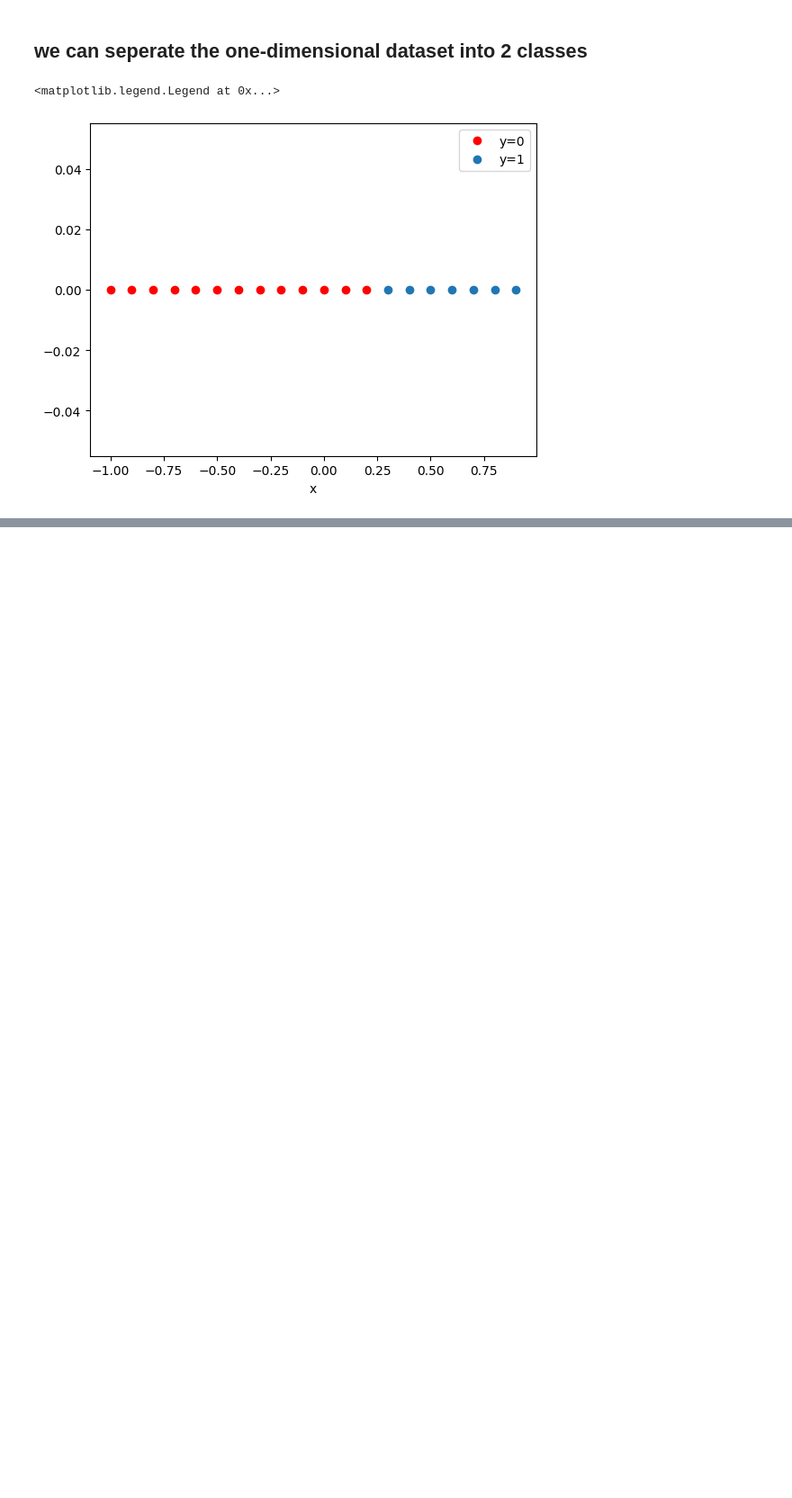
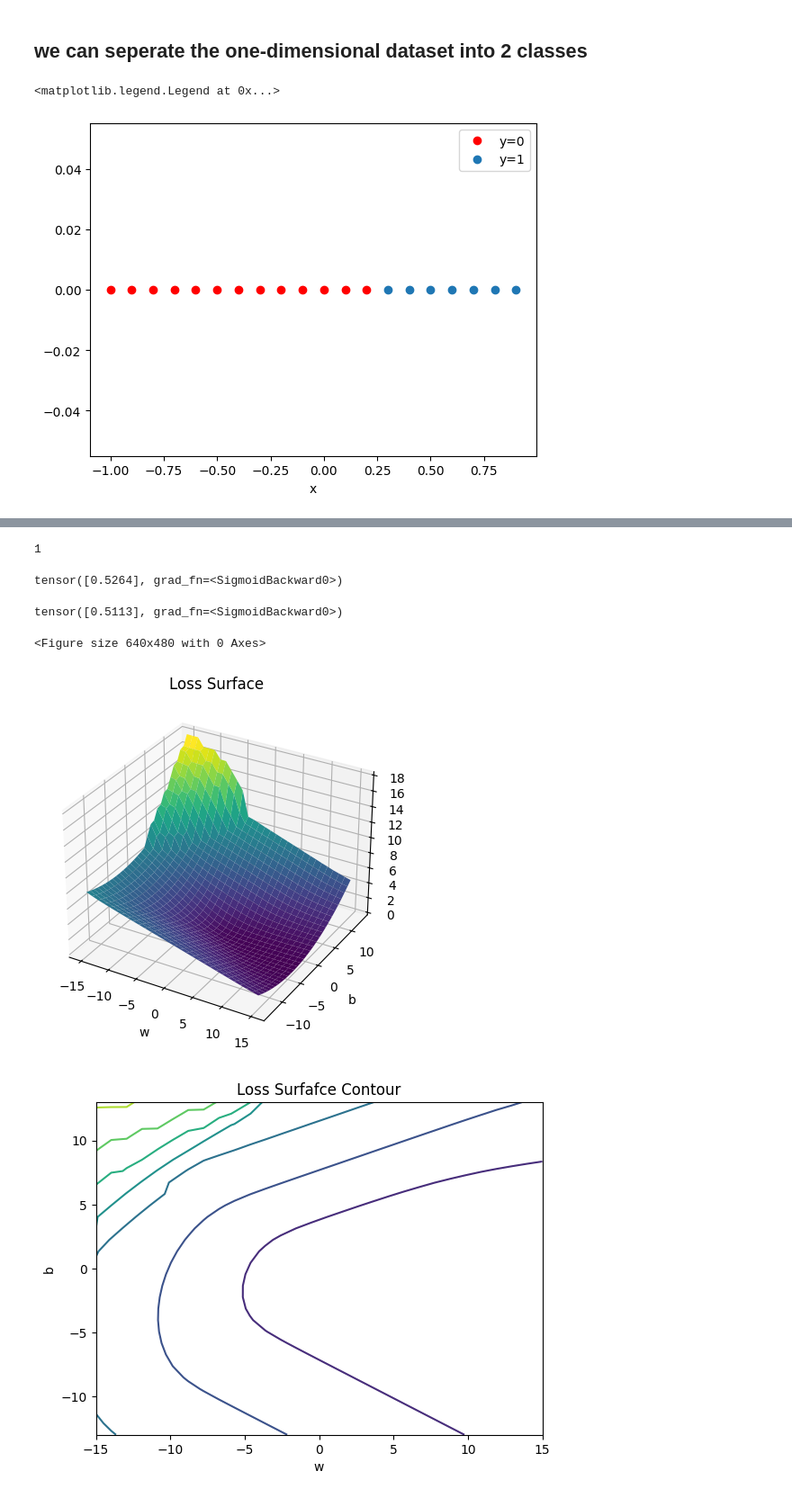
Before and after one commit to Immortal-Pi/IBMAIEngineer, a Jupyter notebook: ComputerVision/LogisticRegressionMiniBatch.ipynb, the cells around one changed output, grey strips where cells are left out. Shown at 90% size. Saved outputs shown, nothing was run; the diff lists cells and outputs as text; code cells hidden in the pictures; blank space fills up the shorter version.

```diff
--- a/ComputerVision/LogisticRegressionMiniBatch.ipynb
+++ b/ComputerVision/LogisticRegressionMiniBatch.ipynb
@@ -26,18 +26,18 @@ class plot_error_surfaces(object):
         W=np.linspace(-wrange,wrange,nsamples)
         B=np.linspace(-brange,brange,nsamples)
         w,b = np.meshgrid(W,B)
-        z=np.zeros((30,30))
+        Z=np.zeros((30,30))
         count1=0
         self.x=X.numpy()
         self.y=Y.numpy()
         for w1, b1 in zip(w,b):
-            count=0
+            count2=0
             for w2, b2 in zip(w1,b1):
                 yhat=1/(1+np.exp(-1*(w2*self.x+b2)))
                 Z[count1,count2]=-1*np.mean(self.y*np.log(yhat+1e-16)+(1-self.y)*np.log(1-yhat+1e-16))
                 count2+=1
             count1+=1
-        self.Z=z
+        self.Z=Z
         self.w=w
         self.b=b
         self.W=[]
@@ -199,0 +211,5 @@ single layer - input is the number features an X value of the dataset has (dimen
+# %%
+x,y = data_set[0]
+len(x)
+# %% [output]
+1
@@ -199,0 +218,18 @@ single layer - input is the number features an X value of the dataset has (dimen
+# %%
+x=torch.tensor([-1.0])
+sigma=model(x)
+sigma
+# %% [output]
+tensor([0.5264], grad_fn=<SigmoidBackward0>)
+# %%
+x,y,=data_set[2]
+sigma=model(x)
+sigma
+# %% [output]
+tensor([0.5113], grad_fn=<SigmoidBackward0>)
+# %%
+get_surface=plot_error_surfaces(15,13,data_set[:][0], data_set[:][1])
+# %% [output]
+<Figure size 640x480 with 0 Axes>
+[figure, added]
+[figure, added]
```
Also changed, not shown: parts of 3 cells of this notebook, 1 other file.
